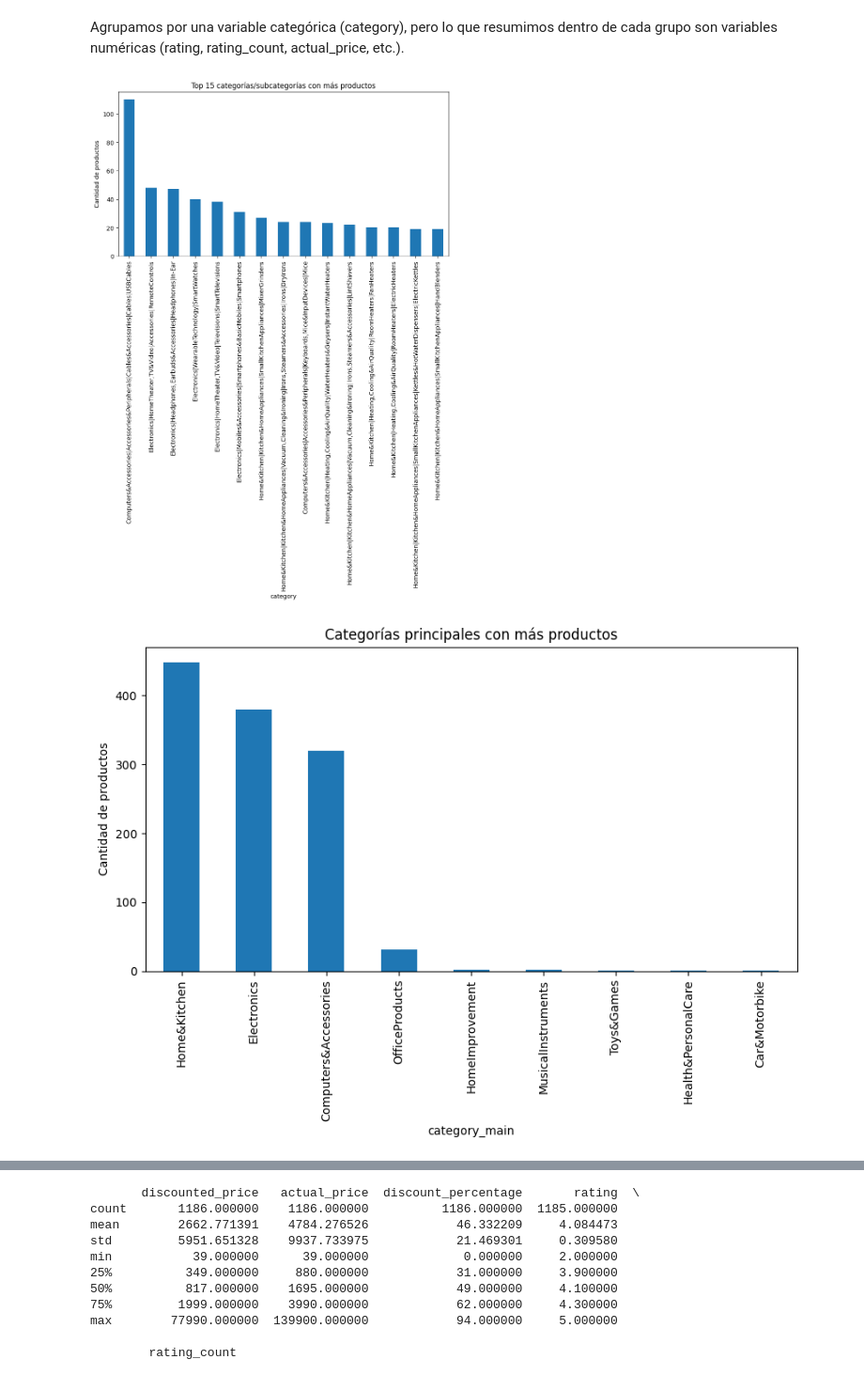
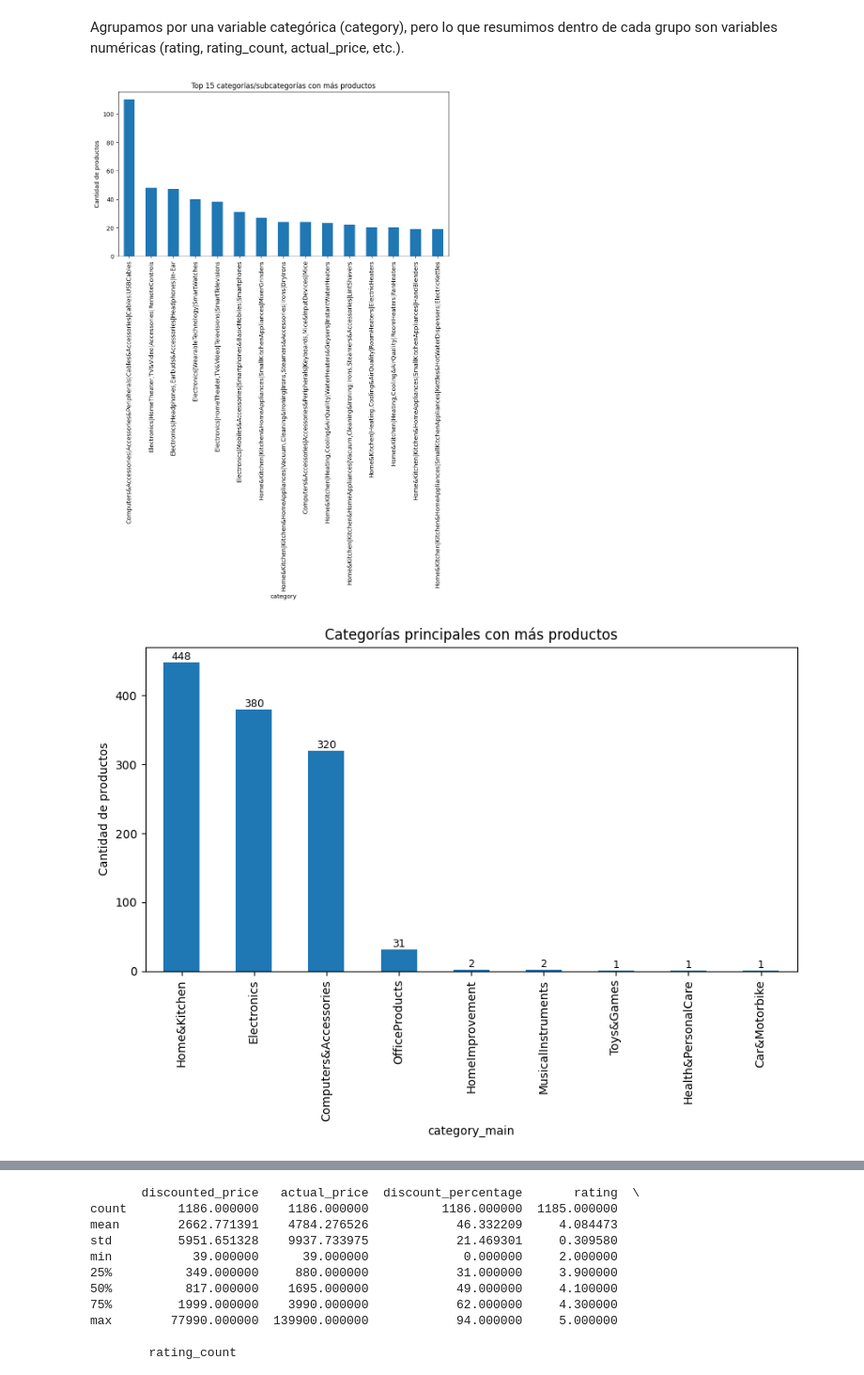
Before and after one commit to Blangis/DataLab-Amazon-dataset, a Jupyter notebook: notebooks/amazon.ipynb, the cells around one changed output, grey strips where cells are left out. Shown at 94% size. Saved outputs shown, nothing was run; the diff lists cells and outputs as text; code cells hidden in the pictures.

```diff
--- a/notebooks/amazon.ipynb
+++ b/notebooks/amazon.ipynb
@@ -851,33 +865,74 @@ Agrupamos por una variable categórica (category), pero lo que resumimos dentro
 plt.figure(figsize=(10,5))
 df_merged['category'].value_counts().head(15).plot(kind='bar')
 plt.title("Top 15 categorías/subcategorías con más productos")
 plt.ylabel("Cantidad de productos")
 plt.show()
 
 plt.figure(figsize=(10,5))
-df_merged['category_main'].value_counts().head(15).plot(kind='bar')
+ax = df_merged['category_main'].value_counts().head(15).plot(kind='bar')
+
 plt.title("Categorías principales con más productos")
 plt.ylabel("Cantidad de productos")
+
+# 🔹 Agregar valores arriba de las barras
+for p in ax.patches:
+    ax.annotate(
+        str(p.get_height()),                # valor
+        (p.get_x() + p.get_width() / 2,     # posición X (centro de la barra)
+         p.get_height()),                   # posición Y (altura de la barra)
+        ha='center', va='bottom', fontsize=9
+    )
+
+plt.savefig("../visualizaciones/categorias.png", bbox_inches="tight")
 plt.show()
+
+import matplotlib.pyplot as plt
+
+# Contar categorías
+conteo = df_merged['category_main'].value_counts()
+
+# Tomar las 3 primeras
+top3 = conteo.head(3)
+
+# Agrupar el resto como "Otros"
+otros = pd.Series(conteo.iloc[3:].sum(), index=["Otros"])
+
+# Unir top3 + otros
+data_pie = pd.concat([top3, otros])
+
+# Gráfico de pastel
+plt.figure(figsize=(7,7))
+data_pie.plot(
+    kind="pie",
+    autopct='%1.1f%%',
+    startangle=90,
+    colors=plt.cm.tab20.colors  # paleta amplia
+)
+plt.title("Top 3 categorías con más productos + Otros")
+plt.ylabel("")  # quita etiqueta eje Y
+plt.savefig("../visualizaciones/top3categoriasproductos.png")
+plt.show()
+
+
 
 # Categorías principales
 print("Categorías principales: ")
 print("Número de categorías únicas:", df_merged['category_main'].nunique())
 print("Categorías más comunes:\n", df_merged['category_main'].value_counts())
 
 # Agrupar datos según variables categóricas
 cat_summary = df_merged.groupby('category_main').agg({
     'rating':'mean', # promedio de calificación
     'rating_count':'sum', # suma de reseñas
     'actual_price':'mean', # promedio de precio original
     'discounted_price':'mean', # promedio de precio con descuento
     'discount_percentage':'mean' # promedio de porcentaje de descuento
 }).sort_values(by='rating', ascending=False)
 
 
 # Medidas de tendencia central
 print("\nResumen por categoría (promedios y sumas):")
 display(cat_summary.head(10))
 # %% [output]
-[figure, old version]
+[figure, new version]
-[figure, old version]
+[figure, new version]
```
Also changed, not shown: parts of 18 cells of this notebook, 10 other files.
